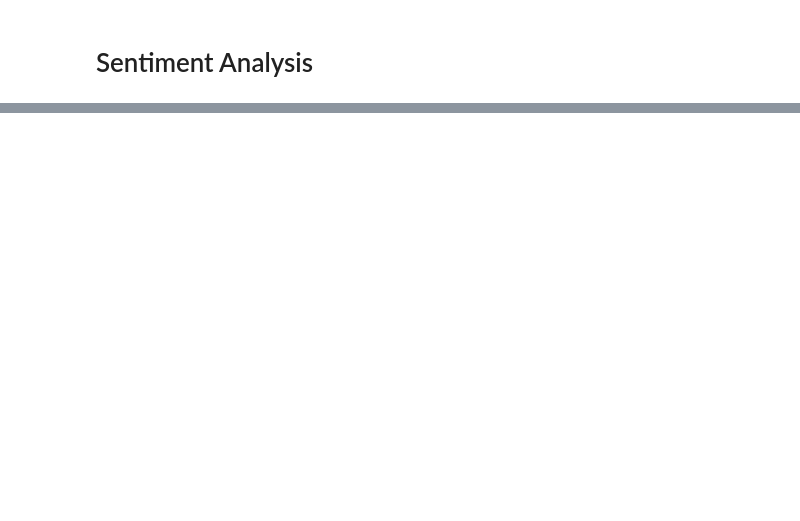
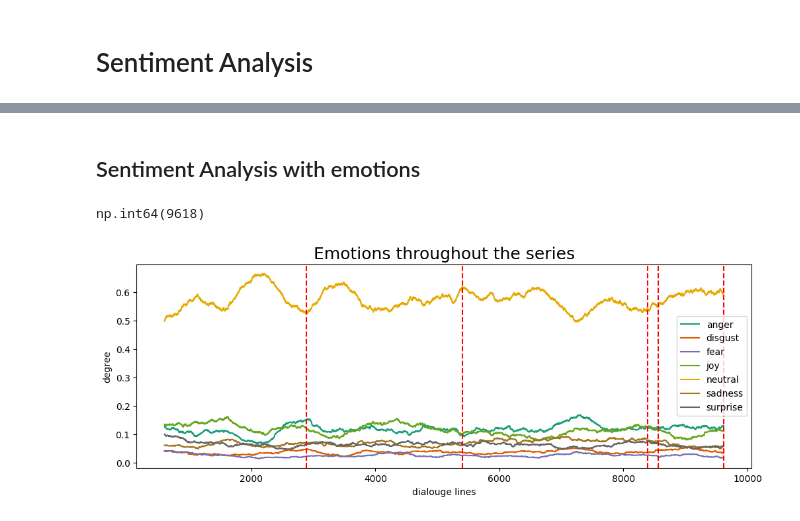
Before and after one commit to ToniGGR/Burp-NLP, a Jupyter notebook: Analysis.ipynb, the cells around one changed output, grey strips where cells are left out. Drawn from its saved outputs; the diff is of its cells as text; code cells hidden in the pictures; blank space fills up the shorter version.

Commit message:
Progress Save

```diff
--- a/Analysis.ipynb
+++ b/Analysis.ipynb
@@ -21 +30,5 @@ df["speaker"] = df["speaker"].str.strip(":")
+# %%
+df["dialouge"] = pd.Series( x.replace("\n", " ").replace("  ", "") for x in df["dialouge"])
+df["dialouge"] = df["dialouge"].str.strip()
+df["speaker"] = df["speaker"].str.strip(":")
 # %% [markdown]
@@ -35,0 +88,44 @@ fig.show()
+# %% [markdown]
+## Sentiment Analysis with emotions
+# %%
+# only need to run if there is no local copy of the model
+tokenizer = AutoTokenizer.from_pretrained("michellejieli/emotion_text_classifier")
+
+model = AutoModelForSequenceClassification.from_pretrained("michellejieli/emotion_text_classifier")
+model.save_pretrained(".michellejieli/emotion_text_classifier")
+# %%
+def execute_emotion_analysis():
+    emotion_analysis = []
+    for row in df.iterrows():
+        row = row[1]
+        text = row["dialouge"]
+        encoded_input = tokenizer(text, return_tensors='pt')
+        output = model(**encoded_input)
+        scores = torch.softmax(output.logits, axis=1).detach().numpy()[0]
+
+        emotion_analysis.append({"season": row["season"], "episode": row["episode no."], "dialouge": text, "anger": scores[0], "disgust": scores[1], "fear": scores[2], "joy": scores[3], "neutral": scores[4], "sadness": scores[5], "surprise": scores[6]})
+
+    return emotion_analysis
+# %%
+emotion_analysis = execute_emotion_analysis()
+emotion_analysis = pd.DataFrame(emotion_analysis)
+# %%
+df["dialouge"].count() # wichtig für bestimmung von rolling_average; Prozentualer Anteil ~6% für windowssize
+# %% [output]
+np.int64(9618)
+# %%
+np_season_last_episode = df[["season", "episode no."]].sort_values(by=["season", "episode no."]).drop_duplicates(keep= "last").groupby(by="season", as_index=False).max().to_numpy()
+df_trennlinien_pos = df[["season", "episode no."]].sort_values(by=["season", "episode no."]).drop_duplicates(keep= "last").assign(tupel = lambda x: list(zip(x["season"], x["episode no."])))
+season_endpoints = df_trennlinien_pos[df_trennlinien_pos["tupel"].isin([tuple(x) for x in np_season_last_episode])].index.to_list()
+
+def display_emotions_series(windowsize=600):
+    pd.DataFrame(emotion_analysis)[["anger", "disgust", "fear", "joy", "neutral", "sadness", "surprise"]].rolling(windowsize).mean().plot(cmap="Dark2", figsize=(12,4)); plt.xlabel("dialouge lines"); plt.ylabel("degree"); plt.title("Emotions throughout the series", fontsize=18)
+
+    for endpoint in season_endpoints:
+        plt.axvline(x=endpoint, color='red', linestyle='--', linewidth=1.5)
+
+    plt.show()
+
+display_emotions_series()
+# %% [output]
+[figure, added]
```
Also changed, not shown: parts of 17 cells of this notebook, 7 other files.
